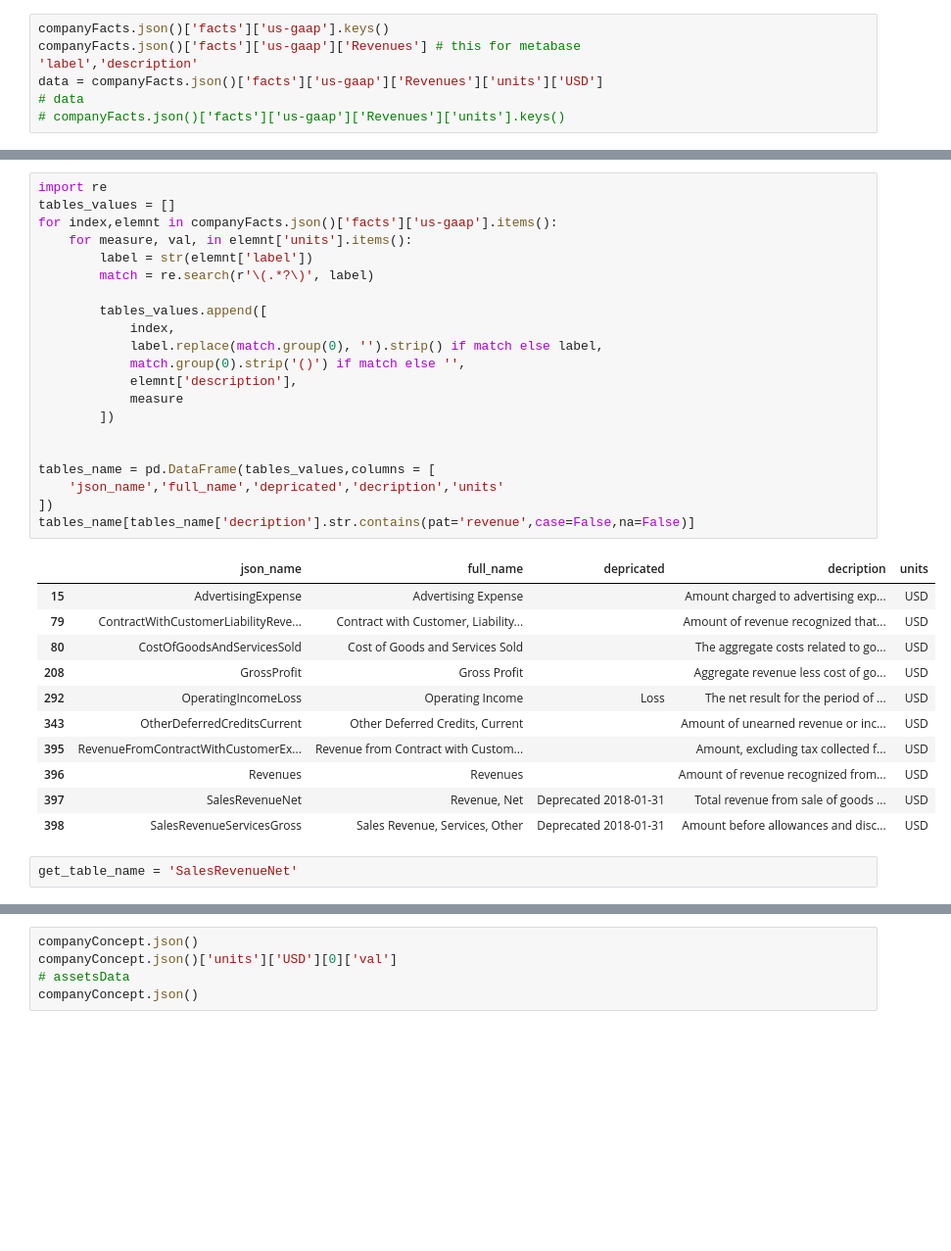
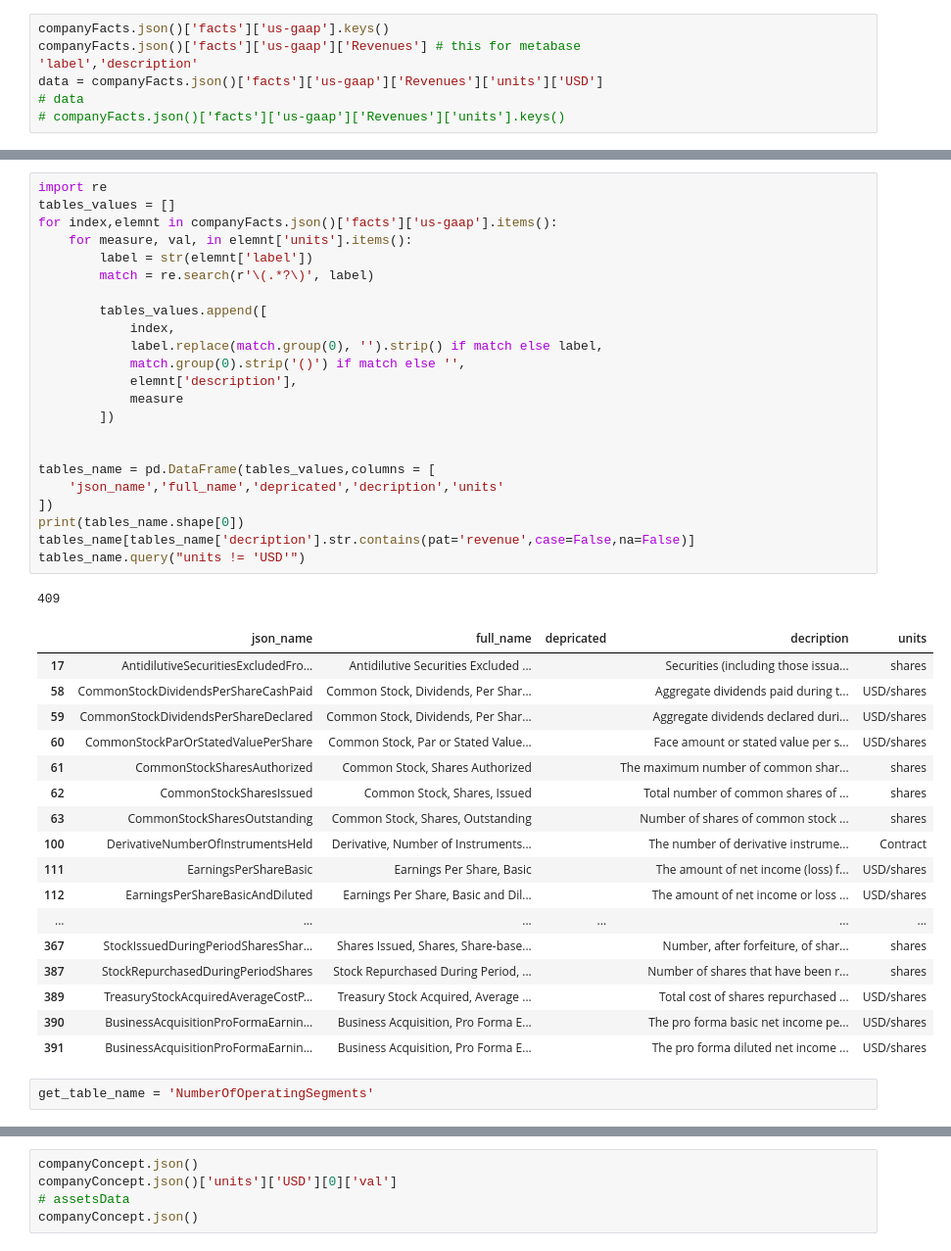
Before and after one commit to Nick2201/sec_gov_extract_info, a Jupyter notebook: sec_api/sec_api/0.ipynb, the cells around one changed output, grey strips where cells are left out. Shown at 98% size. Saved outputs shown, nothing was run; the diff lists cells and outputs as text; blank space fills up the shorter version.

```diff
--- a/sec_api/sec_api/0.ipynb
+++ b/sec_api/sec_api/0.ipynb
@@ -219,38 +262,47 @@ pd.DataFrame(data).sort_values(by="start")
 # %%
 import re
 tables_values = []
 for index,elemnt in companyFacts.json()['facts']['us-gaap'].items():
     for measure, val, in elemnt['units'].items():
         label = str(elemnt['label'])
         match = re.search(r'\(.*?\)', label)
 
         tables_values.append([
             index,
             label.replace(match.group(0), '').strip() if match else label,
             match.group(0).strip('()') if match else '',
             elemnt['description'],
             measure
         ])
 
 
 tables_name = pd.DataFrame(tables_values,columns = [
     'json_name','full_name','depricated','decription','units'
 ])
+print(tables_name.shape[0])
 tables_name[tables_name['decription'].str.contains(pat='revenue',case=False,na=False)]
+tables_name.query("units != 'USD'")
 # %% [output]
+409
 |  | json_name | full_name | depricated | decription | units |
-| 15 | AdvertisingExpense | Advertising Expense |  | Amount charged to advertising exp... | USD |
-| 79 | ContractWithCustomerLiabilityReve... | Contract with Customer, Liability... |  | Amount of revenue recognized that... | USD |
-| 80 | CostOfGoodsAndServicesSold | Cost of Goods and Services Sold |  | The aggregate costs related to go... | USD |
-| 208 | GrossProfit | Gross Profit |  | Aggregate revenue less cost of go... | USD |
-| 292 | OperatingIncomeLoss | Operating Income | Loss | The net result for the period of ... | USD |
-| 343 | OtherDeferredCreditsCurrent | Other Deferred Credits, Current |  | Amount of unearned revenue or inc... | USD |
-| 395 | RevenueFromContractWithCustomerEx... | Revenue from Contract with Custom... |  | Amount, excluding tax collected f... | USD |
-| 396 | Revenues | Revenues |  | Amount of revenue recognized from... | USD |
-| 397 | SalesRevenueNet | Revenue, Net | Deprecated 2018-01-31 | Total revenue from sale of goods ... | USD |
-| 398 | SalesRevenueServicesGross | Sales Revenue, Services, Other | Deprecated 2018-01-31 | Amount before allowances and disc... | USD |
+| 17 | AntidilutiveSecuritiesExcludedFro... | Antidilutive Securities Excluded ... |  | Securities (including those issua... | shares |
+| 58 | CommonStockDividendsPerShareCashPaid | Common Stock, Dividends, Per Shar... |  | Aggregate dividends paid during t... | USD/shares |
+| 59 | CommonStockDividendsPerShareDeclared | Common Stock, Dividends, Per Shar... |  | Aggregate dividends declared duri... | USD/shares |
+| 60 | CommonStockParOrStatedValuePerShare | Common Stock, Par or Stated Value... |  | Face amount or stated value per s... | USD/shares |
+| 61 | CommonStockSharesAuthorized | Common Stock, Shares Authorized |  | The maximum number of common shar... | shares |
+| 62 | CommonStockSharesIssued | Common Stock, Shares, Issued |  | Total number of common shares of ... | shares |
+| 63 | CommonStockSharesOutstanding | Common Stock, Shares, Outstanding |  | Number of shares of common stock ... | shares |
+| 100 | DerivativeNumberOfInstrumentsHeld | Derivative, Number of Instruments... |  | The number of derivative instrume... | Contract |
+| 111 | EarningsPerShareBasic | Earnings Per Share, Basic |  | The amount of net income (loss) f... | USD/shares |
+| 112 | EarningsPerShareBasicAndDiluted | Earnings Per Share, Basic and Dil... |  | The amount of net income or loss ... | USD/shares |
+| ... | ... | ... | ... | ... | ... |
+| 367 | StockIssuedDuringPeriodSharesShar... | Shares Issued, Shares, Share-base... |  | Number, after forfeiture, of shar... | shares |
+| 387 | StockRepurchasedDuringPeriodShares | Stock Repurchased During Period, ... |  | Number of shares that have been r... | shares |
+| 389 | TreasuryStockAcquiredAverageCostP... | Treasury Stock Acquired, Average ... |  | Total cost of shares repurchased ... | USD/shares |
+| 390 | BusinessAcquisitionProFormaEarnin... | Business Acquisition, Pro Forma E... |  | The pro forma basic net income pe... | USD/shares |
+| 391 | BusinessAcquisitionProFormaEarnin... | Business Acquisition, Pro Forma E... |  | The pro forma diluted net income ... | USD/shares |
 # %%
-get_table_name = 'SalesRevenueNet'
+get_table_name = 'NumberOfOperatingSegments'
 # %%
 # get company concept data
 companyConcept = requests.get(
```
Also changed, not shown: parts of 16 cells of this notebook, 3 other files.
